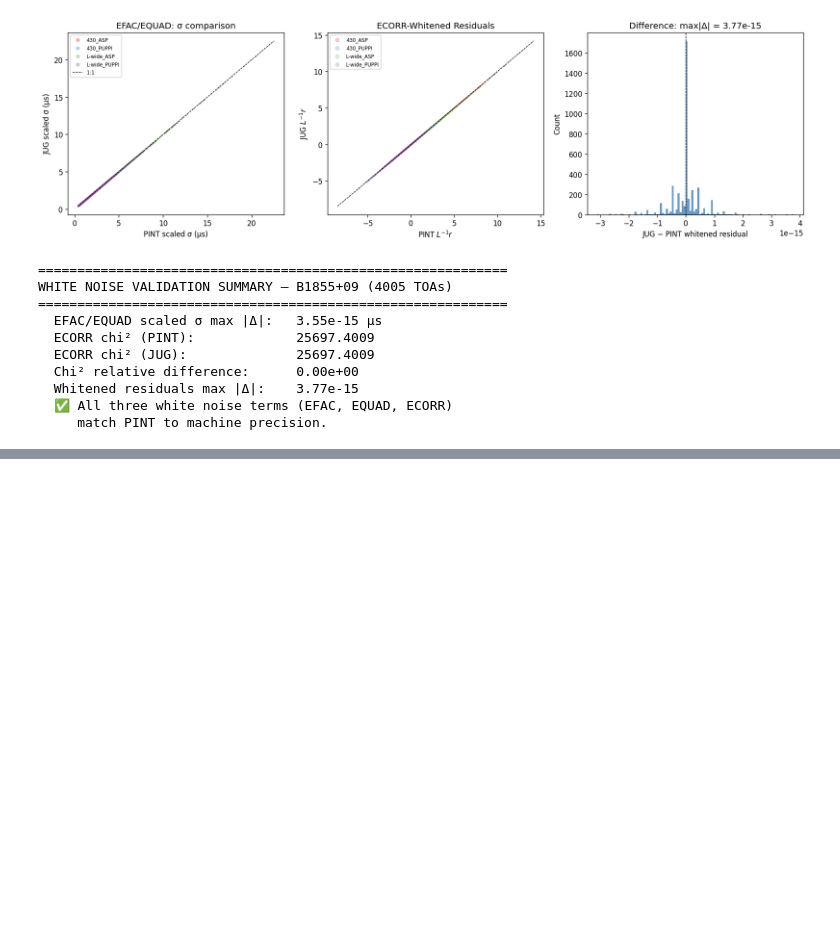
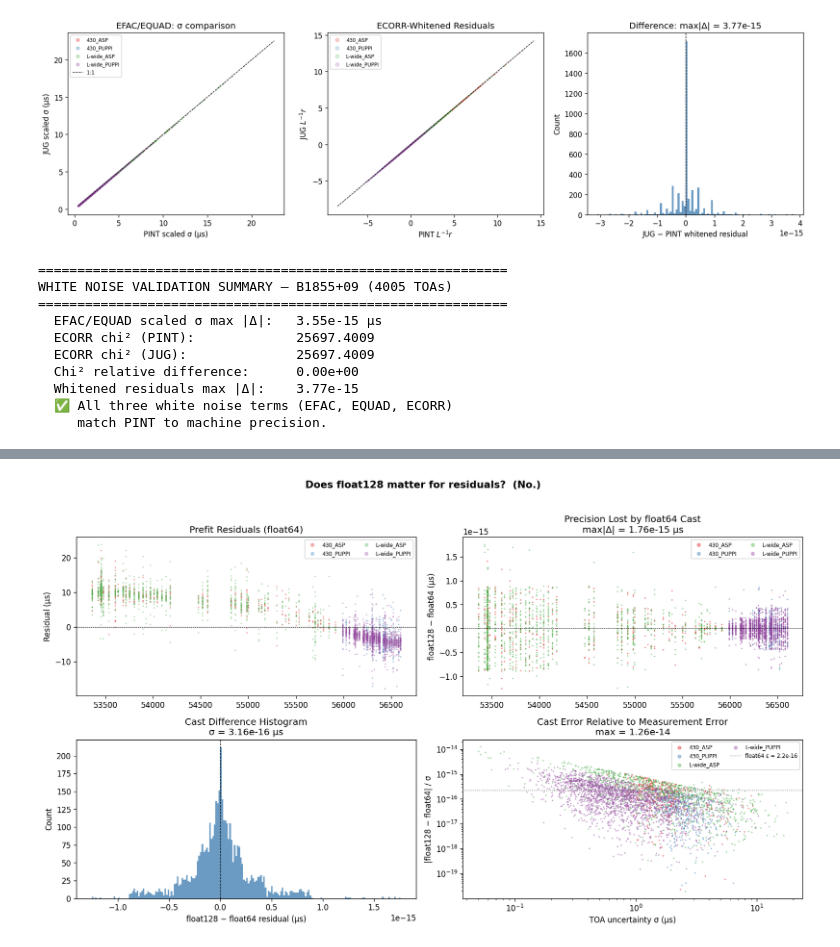
Before and after one commit to MattTMiles/jug, a Jupyter notebook: notebooks/white_noise_pint_vs_jug.ipynb, the cells around one changed output, grey strips where cells are left out. Cells and saved outputs as stored; diff of their text form; code cells hidden in the pictures; blank space fills up the shorter version.

```diff
--- a/notebooks/white_noise_pint_vs_jug.ipynb
+++ b/notebooks/white_noise_pint_vs_jug.ipynb
@@ -406,0 +613,56 @@ WHITE NOISE VALIDATION SUMMARY — B1855+09 (4005 TOAs)
+# %%
+# --- Plot: unwhitened residual precision analysis ---
+fig, axes = plt.subplots(2, 2, figsize=(14, 8))
+
+colors = {'430_ASP': '#e41a1c', '430_PUPPI': '#377eb8',
+          'L-wide_ASP': '#4daf4a', 'L-wide_PUPPI': '#984ea3'}
+
+# Panel 1: Unwhitened residuals — PINT float128 vs float64 cast
+ax = axes[0, 0]
+for be in backends:
+    mask = flags_f == be
+    ax.scatter(mjds[mask], r_pint_64_val[mask], s=1, alpha=0.3, color=colors[be], label=be)
+ax.axhline(0, color='k', lw=0.5, ls='--')
+ax.set_ylabel('Residual (µs)')
+ax.set_title('Prefit Residuals (float64)')
+ax.legend(fontsize=7, markerscale=4, ncol=2)
+
+# Panel 2: float128 − float64 difference per TOA
+ax = axes[0, 1]
+cast_diff_64 = np.float64(cast_diff_us)  # for plotting
+for be in backends:
+    mask = flags_f == be
+    ax.scatter(mjds[mask], cast_diff_64[mask], s=1, alpha=0.4, color=colors[be], label=be)
+ax.axhline(0, color='k', lw=0.5, ls='--')
+ax.set_ylabel('float128 − float64 (µs)')
+ax.set_title(f'Precision Lost by float64 Cast\nmax|Δ| = {np.max(np.abs(cast_diff_64)):.2e} µs')
+ax.legend(fontsize=7, markerscale=4, ncol=2)
+
+# Panel 3: Histogram of the cast difference
+ax = axes[1, 0]
+ax.hist(cast_diff_64, bins=200, color='steelblue', edgecolor='none', alpha=0.8)
+ax.axvline(0, color='k', lw=0.8, ls='--')
+ax.set_xlabel('float128 − float64 residual (µs)')
+ax.set_ylabel('Count')
+ax.set_title(f'Cast Difference Histogram\nσ = {np.std(cast_diff_64):.2e} µs')
+
+# Panel 4: Cast difference relative to TOA uncertainty
+ax = axes[1, 1]
+rel_diff = np.abs(cast_diff_64) / raw_sigma_us
+for be in backends:
+    mask = flags_f == be
+    ax.scatter(raw_sigma_us[mask], rel_diff[mask], s=1, alpha=0.4, color=colors[be], label=be)
+ax.set_xlabel('TOA uncertainty σ (µs)')
+ax.set_ylabel('|float128 − float64| / σ')
+ax.set_title(f'Cast Error Relative to Measurement Error\nmax = {np.max(rel_diff):.2e}')
+ax.set_xscale('log')
+ax.set_yscale('log')
+ax.axhline(np.finfo(np.float64).eps, color='grey', lw=1, ls=':', label=f'float64 ε = {np.finfo(np.float64).eps:.1e}')
+ax.legend(fontsize=7, markerscale=4, ncol=2)
+
+plt.suptitle('Does float128 matter for residuals?  (No.)',
+             fontsize=13, fontweight='bold', y=1.02)
+plt.tight_layout()
+plt.show()
+# %% [output]
+[figure, added]
```
Also changed, not shown: parts of 8 cells of this notebook, 18 other files.
